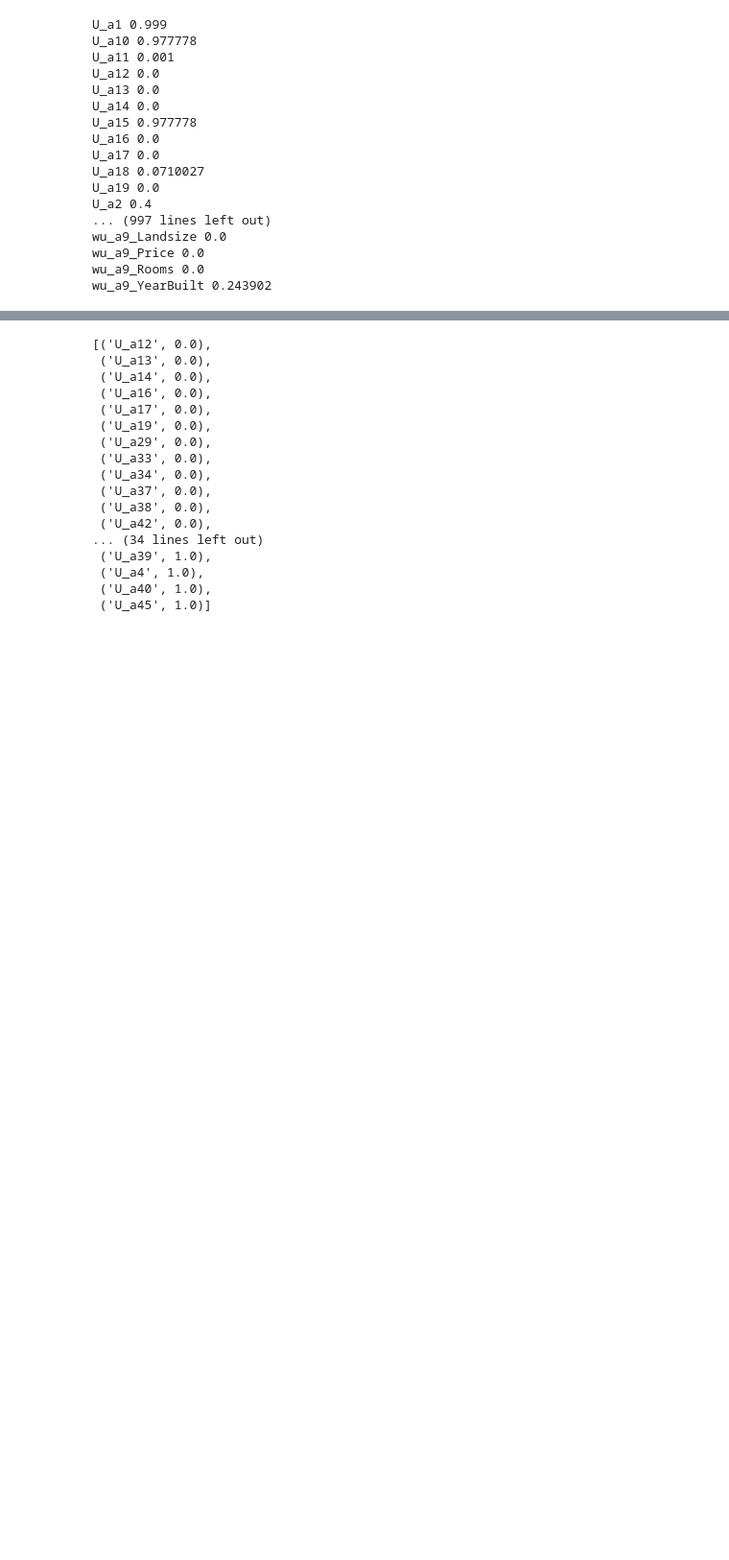
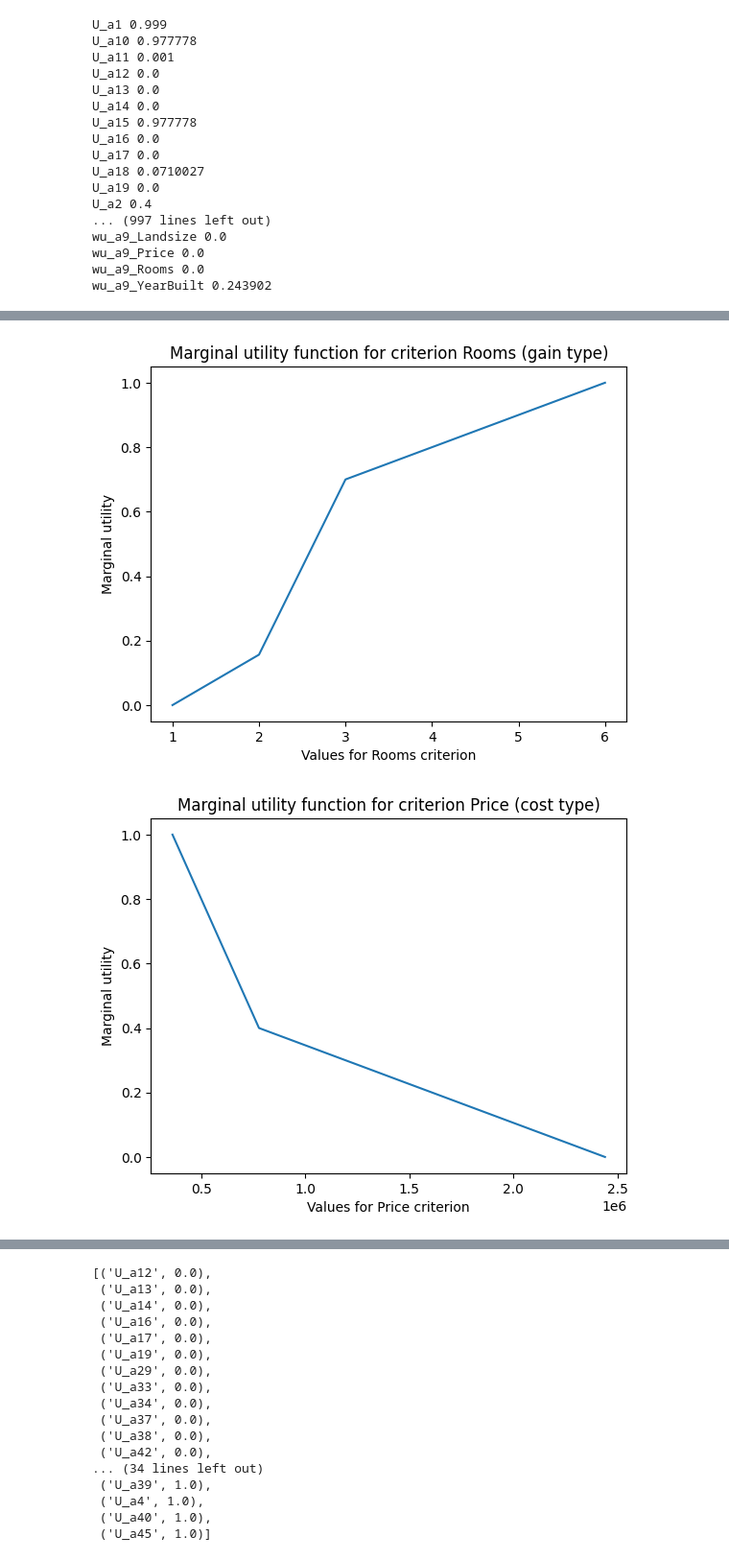
Before and after one commit to WojtekNagorka/DecisionAnalysis2, a Jupyter notebook: UTA.ipynb, the cells around one changed output, grey strips where cells are left out. Shown: that part at 96% size. Cells and saved outputs as stored; diff of their text form; code cells hidden in the pictures; blank space fills up the shorter version.

```diff
--- a/UTA.ipynb
+++ b/UTA.ipynb
@@ -191,12 +100,12 @@ def build_uta_model_with_piecewise(preference_list, df, criteria_types, num_brea
             model += lambdas[(criteria[i], 0)] == 1
             model += lambdas[(criteria[i], num_breakpoints - 1)] == 0
             for k in range(num_breakpoints - 1):
-                model += lambdas[(criteria[i], k)] >= lambdas[(criteria[i], k + 1)]
+                model += lambdas[(criteria[i], k)] >= lambdas[(criteria[i], k + 1)] + 0.1
         else:
             model += lambdas[(criteria[i], 0)] == 0
             model += lambdas[(criteria[i], num_breakpoints - 1)] == 1
             for k in range(num_breakpoints - 1):
-                model += lambdas[(criteria[i], k)] <= lambdas[(criteria[i], k + 1)]
+                model += lambdas[(criteria[i], k)] + 0.1 <= lambdas[(criteria[i], k + 1)]
 
     # 3. Interpolation weights
     interpolation_weights = {}
@@ -447,0 +391,12 @@ wu_a9_YearBuilt 0.243902
+# %%
+for i in range(len(break_points)):
+    crit, bps = break_points[i]
+    curr_lambdas = [i[1] for i in lambdas if crit in i[0]]
+    plt.plot(bps, curr_lambdas)
+    plt.title(f'Marginal utility function for criterion {crit} ({criteria_types[i][0]} type)')
+    plt.xlabel(f"Values for {crit} criterion")
+    plt.ylabel("Marginal utility")
+    plt.show()
+# %% [output]
+[figure, added]
+[figure, added]
```
Also changed, not shown: parts of 25 cells of this notebook.
